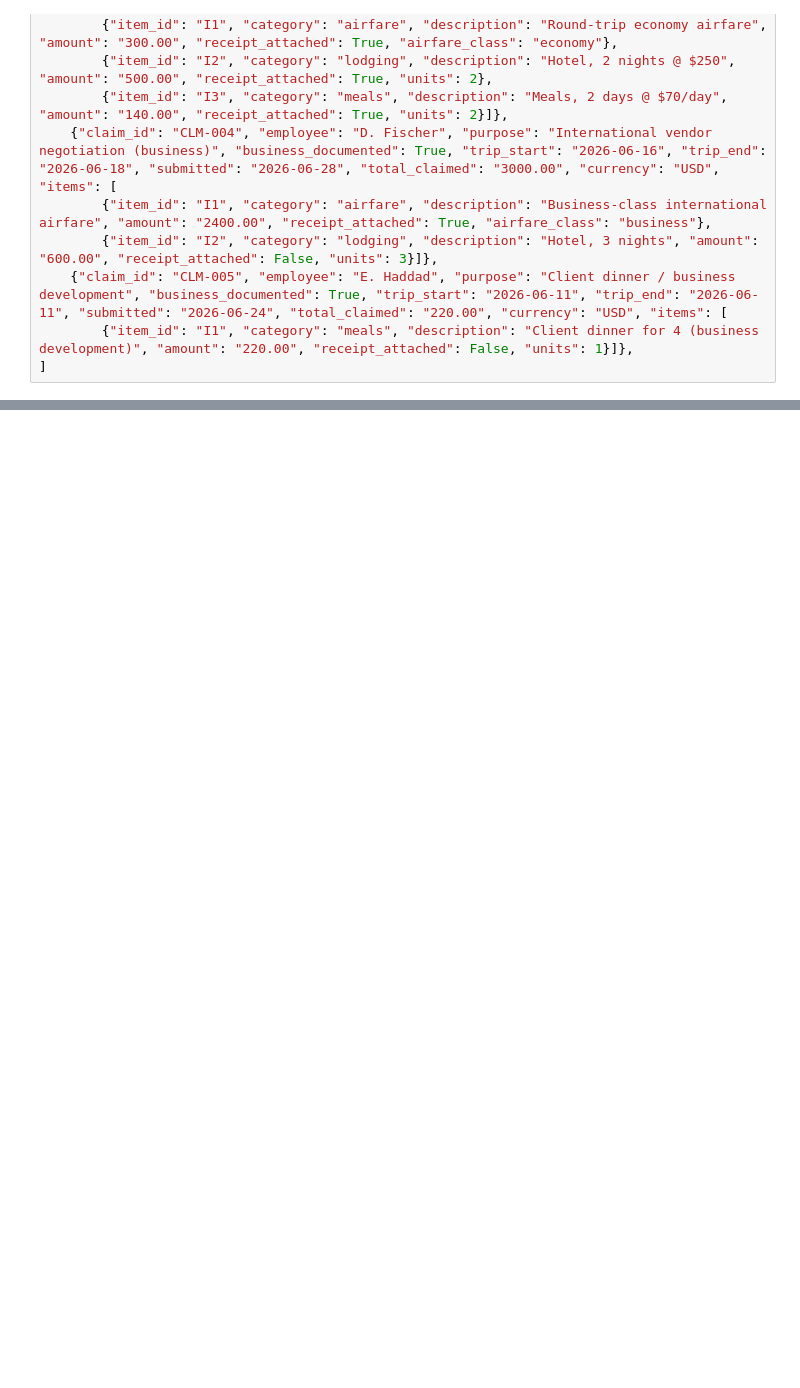
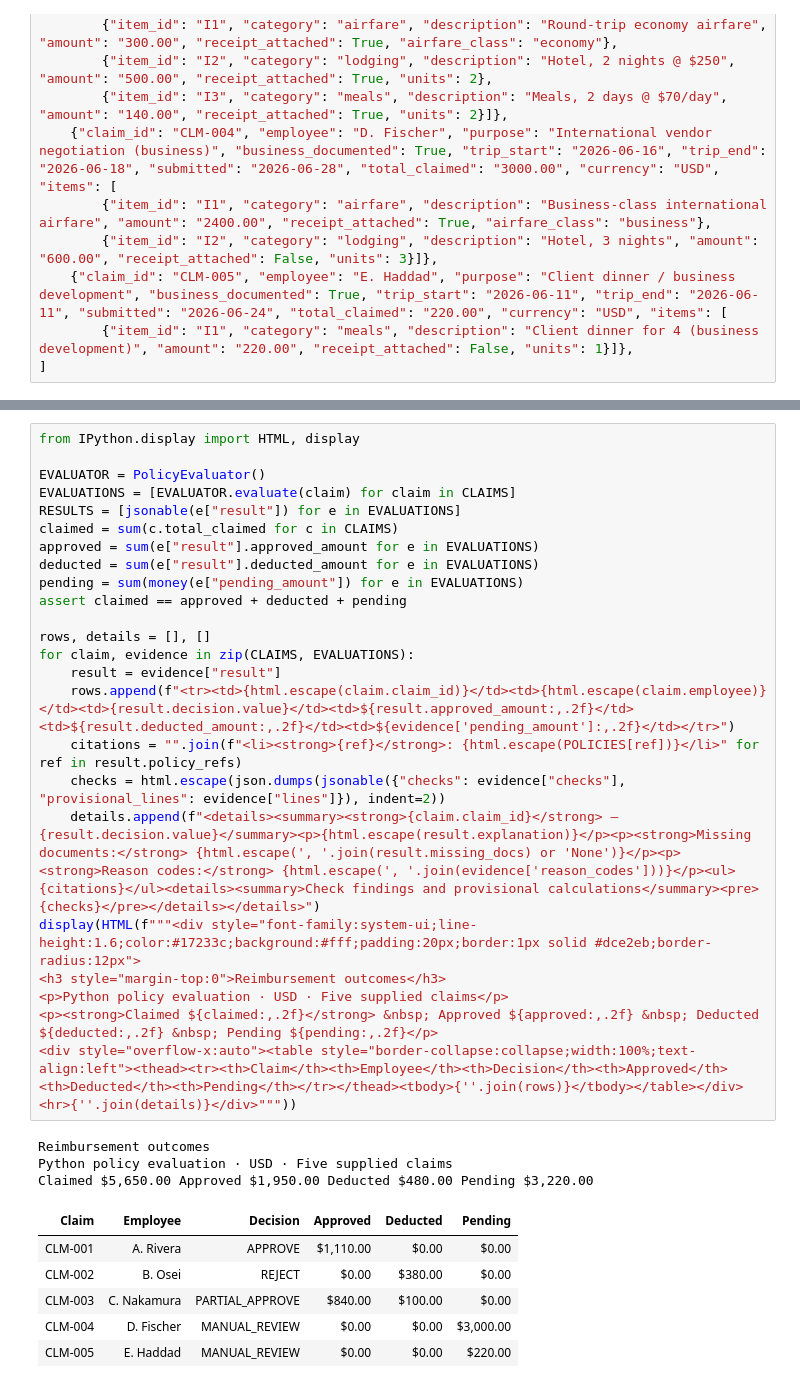
Before and after one commit to SHASWATprakash/Travel-Reimbursement-Approval-Agent-New, a Jupyter notebook: shaswatprakash.ipynb, the cells around one changed output, grey strips where cells are left out. Drawn from its saved outputs; the diff is of its cells as text; blank space fills up the shorter version.

Commit message:
feat: implement policy-grounded reimbursement evaluation

```diff
--- a/shaswatprakash.ipynb
+++ b/shaswatprakash.ipynb
@@ -267,0 +400,35 @@ Milestone 1 verified: 12 policies, 5 exact claims, reconciled totals, and the ex
+# %%
+from IPython.display import HTML, display
+
+EVALUATOR = PolicyEvaluator()
+EVALUATIONS = [EVALUATOR.evaluate(claim) for claim in CLAIMS]
+RESULTS = [jsonable(e["result"]) for e in EVALUATIONS]
+claimed = sum(c.total_claimed for c in CLAIMS)
+approved = sum(e["result"].approved_amount for e in EVALUATIONS)
+deducted = sum(e["result"].deducted_amount for e in EVALUATIONS)
+pending = sum(money(e["pending_amount"]) for e in EVALUATIONS)
+assert claimed == approved + deducted + pending
+
+rows, details = [], []
+for claim, evidence in zip(CLAIMS, EVALUATIONS):
+    result = evidence["result"]
+    rows.append(f"<tr><td>{html.escape(claim.claim_id)}</td><td>{html.escape(claim.employee)}</td><td>{result.decision.value}</td><td>${result.approved_amount:,.2f}</td><td>${result.deducted_amount:,.2f}</td><td>${evidence['pending_amount']:,.2f}</td></tr>")
+    citations = "".join(f"<li><strong>{ref}</strong>: {html.escape(POLICIES[ref])}</li>" for ref in result.policy_refs)
+    checks = html.escape(json.dumps(jsonable({"checks": evidence["checks"], "provisional_lines": evidence["lines"]}), indent=2))
+    details.append(f"<details><summary><strong>{claim.claim_id}</strong> — {result.decision.value}</summary><p>{html.escape(result.explanation)}</p><p><strong>Missing documents:</strong> {html.escape(', '.join(result.missing_docs) or 'None')}</p><p><strong>Reason codes:</strong> {html.escape(', '.join(evidence['reason_codes']))}</p><ul>{citations}</ul><details><summary>Check findings and provisional calculations</summary><pre>{checks}</pre></details></details>")
+display(HTML(f"""<div style="font-family:system-ui;line-height:1.6;color:#17233c;background:#fff;padding:20px;border:1px solid #dce2eb;border-radius:12px">
+<h3 style="margin-top:0">Reimbursement outcomes</h3>
+<p>Python policy evaluation · USD · Five supplied claims</p>
+<p><strong>Claimed ${claimed:,.2f}</strong> &nbsp; Approved ${approved:,.2f} &nbsp; Deducted ${deducted:,.2f} &nbsp; Pending ${pending:,.2f}</p>
+<div style="overflow-x:auto"><table style="border-collapse:collapse;width:100%;text-align:left"><thead><tr><th>Claim</th><th>Employee</th><th>Decision</th><th>Approved</th><th>Deducted</th><th>Pending</th></tr></thead><tbody>{''.join(rows)}</tbody></table></div>
+<hr>{''.join(details)}</div>"""))
+# %% [output]
+Reimbursement outcomes
+Python policy evaluation · USD · Five supplied claims
+Claimed $5,650.00 Approved $1,950.00 Deducted $480.00 Pending $3,220.00
+| Claim | Employee | Decision | Approved | Deducted | Pending |
+| CLM-001 | A. Rivera | APPROVE | $1,110.00 | $0.00 | $0.00 |
+| CLM-002 | B. Osei | REJECT | $0.00 | $380.00 | $0.00 |
+| CLM-003 | C. Nakamura | PARTIAL_APPROVE | $840.00 | $100.00 | $0.00 |
+| CLM-004 | D. Fischer | MANUAL_REVIEW | $0.00 | $0.00 | $3,000.00 |
+| CLM-005 | E. Haddad | MANUAL_REVIEW | $0.00 | $0.00 | $220.00 |
```
Also changed, not shown: parts of 20 cells of this notebook.
